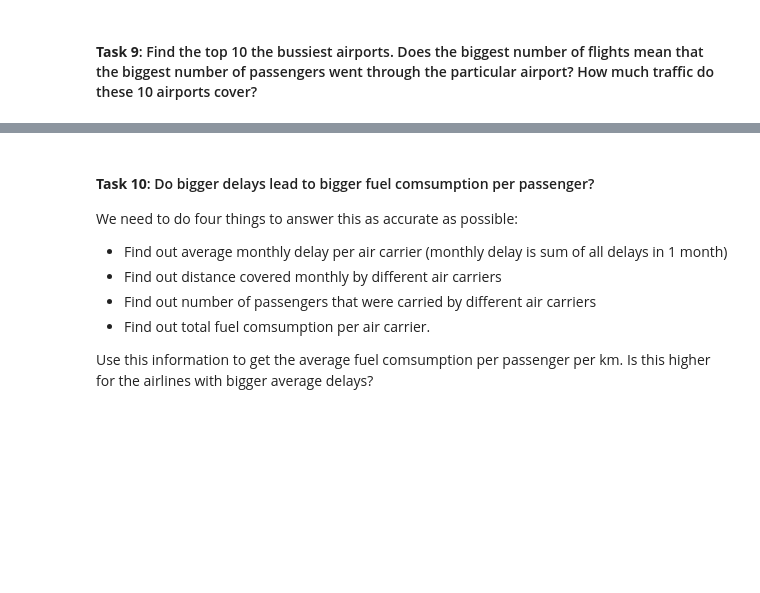
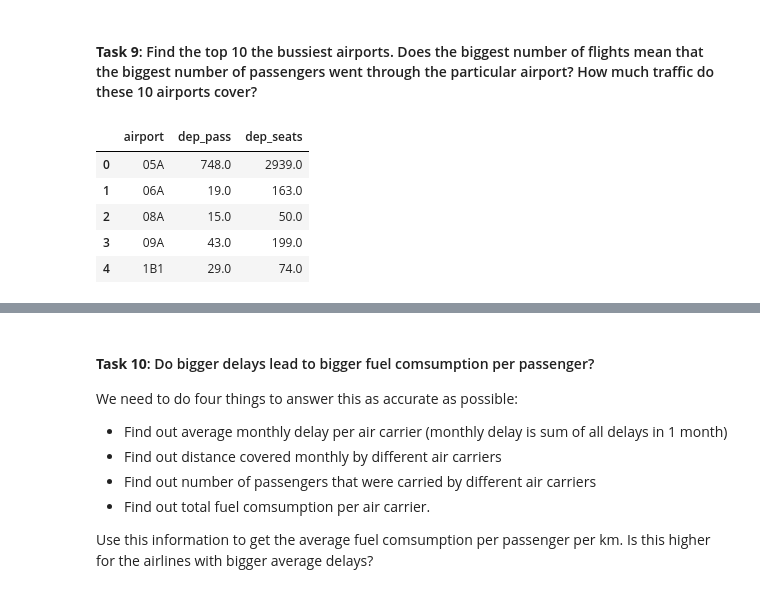
Before and after one commit to albina-m/LHL-Midterm-Flights, a Jupyter notebook: exploratory_analysis.ipynb, the cells around one changed output, grey strips where cells are left out. Cells and saved outputs as stored; diff of their text form; code cells hidden in the pictures; blank space fills up the shorter version.

```diff
--- a/exploratory_analysis.ipynb
+++ b/exploratory_analysis.ipynb
@@ -758,3 +758,15 @@ plt.show()
 [figure]
 # %% [markdown]
 #### **Task 9**: Find the top 10 the bussiest airports. Does the biggest number of flights mean that the biggest number of passengers went through the particular airport? How much traffic do these 10 airports cover?
+# %%
+column_names = ['airport','dep_pass','dep_seats']
+origin_pass = postgresql_to_dataframe(conn, 'SELECT origin, sum(passengers), sum(seats) FROM passengers group by origin', column_names)
+# %%
+origin_pass.head()
+# %% [output]
+|  | airport | dep_pass | dep_seats |
+| 0 | 05A | 748.0 | 2939.0 |
+| 1 | 06A | 19.0 | 163.0 |
+| 2 | 08A | 15.0 | 50.0 |
+| 3 | 09A | 43.0 | 199.0 |
+| 4 | 1B1 | 29.0 | 74.0 |
```
Also changed, not shown: parts of 11 cells of this notebook.
